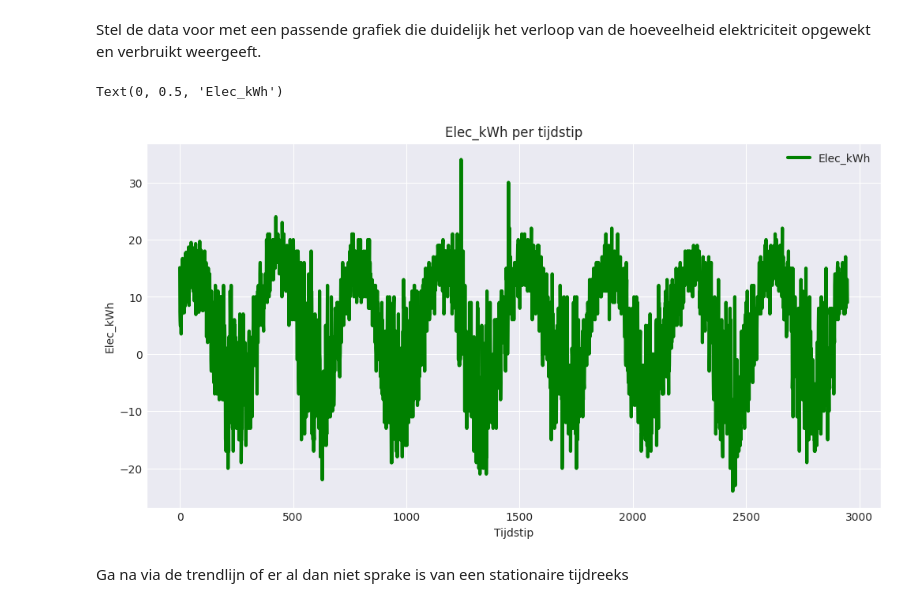
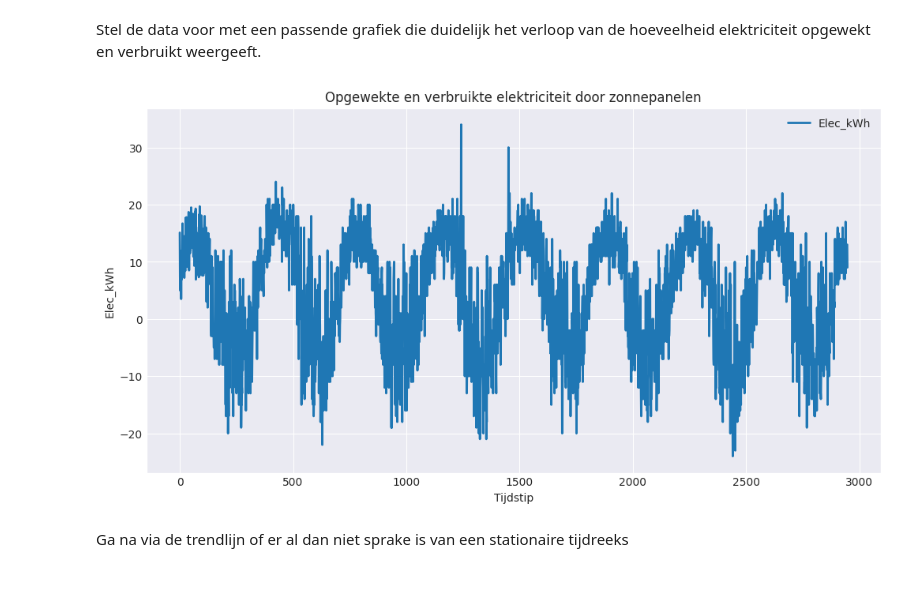
Before and after one commit to pascal-maker/Python, a Jupyter notebook: Labo_06_Stationaire_tijdsreeksen_opdracht.ipynb, the cells around one changed output. Cells and saved outputs as stored; diff of their text form; code cells hidden in the pictures.

```diff
--- a/Labo_06_Stationaire_tijdsreeksen_opdracht.ipynb
+++ b/Labo_06_Stationaire_tijdsreeksen_opdracht.ipynb
@@ -308,7 +461,7 @@ ik vind de beste  methode exponentiele demping alpha de beste methode om het aan
 # %% [markdown]
 Lees het bestand `zonnepanelen.csv` in, gebruik de eerste kolom als index
 # %%
-dataset = pd.read_csv('/content/zonnepanelen.csv',index_col='Tijdstip')
+dataset = pd.read_csv('zonnepanelen.csv', index_col='Tijdstip')
 dataset.head()
 # %% [output]
 |  | Elec_kWh |
@@ -318,15 +471,27 @@ dataset.head()
 | 2 | 5.8 |
 | 3 | 4.9 |
 | 4 | 11.7 |
+# %%
+# 📦 Imports
+import pandas as pd
+import numpy as np
+import matplotlib.pyplot as plt
+import seaborn as sns
+from sklearn.linear_model import LinearRegression
+from statsmodels.graphics.tsaplots import plot_acf
+
+%matplotlib inline
+plt.style.use('seaborn-v0_8-whitegrid')
+sns.set_style("darkgrid")
 # %% [markdown]
 Stel de data voor met een passende grafiek die duidelijk het verloop van de hoeveelheid elektriciteit opgewekt en verbruikt weergeeft.
 # %%
-dataset.plot(color='green',linewidth=3,figsize=(12,6))
-plt.title('Elec_kWh per tijdstip')
+dataset.plot(figsize=(12, 6), linewidth=2)
+plt.title('Opgewekte en verbruikte elektriciteit door zonnepanelen')
 plt.xlabel('Tijdstip')
 plt.ylabel('Elec_kWh')
+plt.show()
 # %% [output]
-Text(0, 0.5, 'Elec_kWh')
-[figure, old version]
+[figure, new version]
 # %% [markdown]
 Ga na via de trendlijn of er al dan niet sprake is van een stationaire tijdreeks
```
Also changed, not shown: parts of 97 cells of this notebook.
